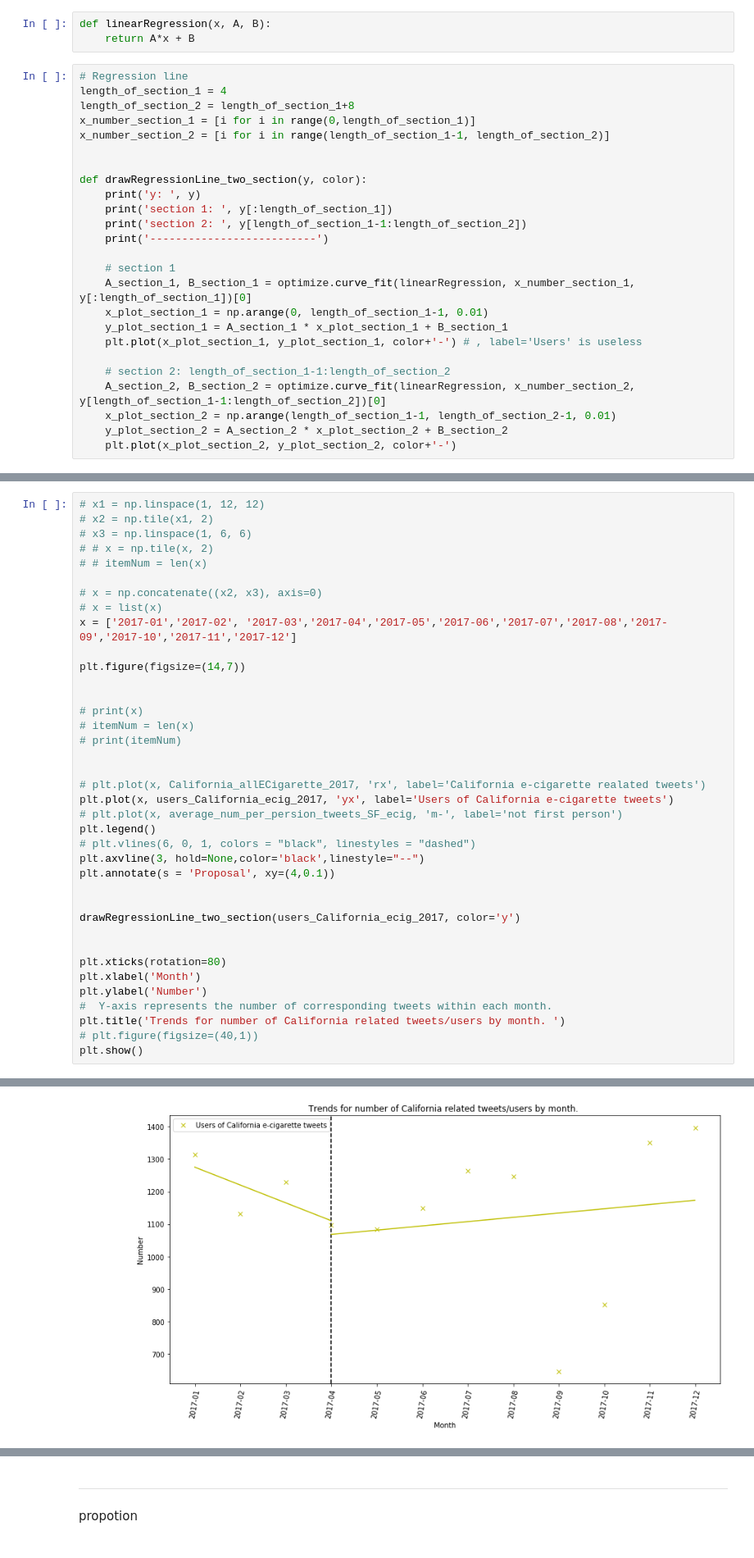
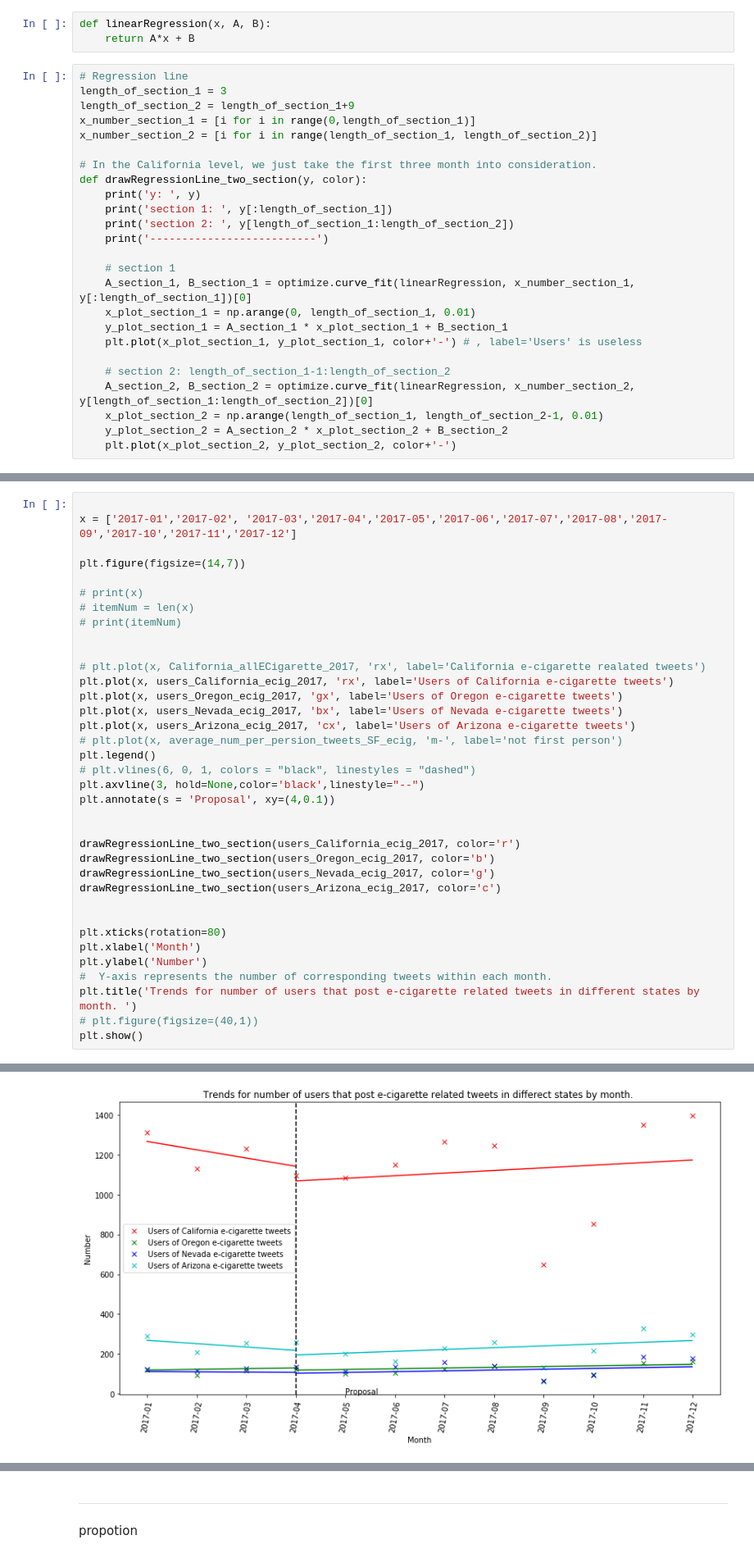
Before and after one commit to meettyj/Tobacco-on-Twitter, a Jupyter notebook: juliana/figures/figure_CaliforniaLevel.ipynb, the cells around one changed output, grey strips where cells are left out. Shown at 82% size. Saved outputs shown, nothing was run; the diff lists cells and outputs as text.

```diff
--- a/juliana/figures/figure_CaliforniaLevel.ipynb
+++ b/juliana/figures/figure_CaliforniaLevel.ipynb
@@ -199,27 +440,27 @@ def linearRegression(x, A, B):
     return A*x + B
 # %%
 # Regression line
-length_of_section_1 = 4
-length_of_section_2 = length_of_section_1+8
+length_of_section_1 = 3
+length_of_section_2 = length_of_section_1+9
 x_number_section_1 = [i for i in range(0,length_of_section_1)]
-x_number_section_2 = [i for i in range(length_of_section_1-1, length_of_section_2)]
+x_number_section_2 = [i for i in range(length_of_section_1, length_of_section_2)]
 
-
+# In the California level, we just take the first three month into consideration.
 def drawRegressionLine_two_section(y, color):
     print('y: ', y)
     print('section 1: ', y[:length_of_section_1])
-    print('section 2: ', y[length_of_section_1-1:length_of_section_2])
+    print('section 2: ', y[length_of_section_1:length_of_section_2])
     print('--------------------------')
 
     # section 1
     A_section_1, B_section_1 = optimize.curve_fit(linearRegression, x_number_section_1, y[:length_of_section_1])[0]
-    x_plot_section_1 = np.arange(0, length_of_section_1-1, 0.01)
+    x_plot_section_1 = np.arange(0, length_of_section_1, 0.01)
     y_plot_section_1 = A_section_1 * x_plot_section_1 + B_section_1
     plt.plot(x_plot_section_1, y_plot_section_1, color+'-') # , label='Users' is useless
 
     # section 2: length_of_section_1-1:length_of_section_2
-    A_section_2, B_section_2 = optimize.curve_fit(linearRegression, x_number_section_2, y[length_of_section_1-1:length_of_section_2])[0]
-    x_plot_section_2 = np.arange(length_of_section_1-1, length_of_section_2-1, 0.01)
+    A_section_2, B_section_2 = optimize.curve_fit(linearRegression, x_number_section_2, y[length_of_section_1:length_of_section_2])[0]
+    x_plot_section_2 = np.arange(length_of_section_1, length_of_section_2-1, 0.01)
     y_plot_section_2 = A_section_2 * x_plot_section_2 + B_section_2
     plt.plot(x_plot_section_2, y_plot_section_2, color+'-')
 # %%
@@ -273,16 +532,8 @@ section 2:  [1805, 1737, 1771, 1909, 2033, 976, 1174, 1961, 2008]
 # %%
-# x1 = np.linspace(1, 12, 12)
-# x2 = np.tile(x1, 2)
-# x3 = np.linspace(1, 6, 6)
-# # x = np.tile(x, 2)
-# # itemNum = len(x)
 
-# x = np.concatenate((x2, x3), axis=0)
-# x = list(x)
 x = ['2017-01','2017-02', '2017-03','2017-04','2017-05','2017-06','2017-07','2017-08','2017-09','2017-10','2017-11','2017-12']
 
 plt.figure(figsize=(14,7))
-
 
 # print(x)
 # itemNum = len(x)
@@ -290,7 +541,10 @@ plt.figure(figsize=(14,7))
 
 
 # plt.plot(x, California_allECigarette_2017, 'rx', label='California e-cigarette realated tweets')
-plt.plot(x, users_California_ecig_2017, 'yx', label='Users of California e-cigarette tweets')
+plt.plot(x, users_California_ecig_2017, 'rx', label='Users of California e-cigarette tweets')
+plt.plot(x, users_Oregon_ecig_2017, 'gx', label='Users of Oregon e-cigarette tweets')
+plt.plot(x, users_Nevada_ecig_2017, 'bx', label='Users of Nevada e-cigarette tweets')
+plt.plot(x, users_Arizona_ecig_2017, 'cx', label='Users of Arizona e-cigarette tweets')
 # plt.plot(x, average_num_per_persion_tweets_SF_ecig, 'm-', label='not first person')
 plt.legend()
 # plt.vlines(6, 0, 1, colors = "black", linestyles = "dashed")
@@ -298,14 +552,17 @@ plt.axvline(3, hold=None,color='black',linestyle="--")
 plt.annotate(s = 'Proposal', xy=(4,0.1))
 
 
-drawRegressionLine_two_section(users_California_ecig_2017, color='y')
+drawRegressionLine_two_section(users_California_ecig_2017, color='r')
+drawRegressionLine_two_section(users_Oregon_ecig_2017, color='b')
+drawRegressionLine_two_section(users_Nevada_ecig_2017, color='g')
+drawRegressionLine_two_section(users_Arizona_ecig_2017, color='c')
 
 
 plt.xticks(rotation=80)
 plt.xlabel('Month')
 plt.ylabel('Number')
 #  Y-axis represents the number of corresponding tweets within each month.
-plt.title('Trends for number of California related tweets/users by month. ')
+plt.title('Trends for number of users that post e-cigarette related tweets in different states by month. ')
 # plt.figure(figsize=(40,1))
 plt.show()
 # %% [output]
@@ -316,2 +585,2 @@ section 2:  [1097, 1084, 1149, 1264, 1246, 647, 852, 1351, 1397]
-[figure, old version]
+[figure, new version]
 # %%
```
Also changed, not shown: parts of 19 cells of this notebook, 4 other files.
